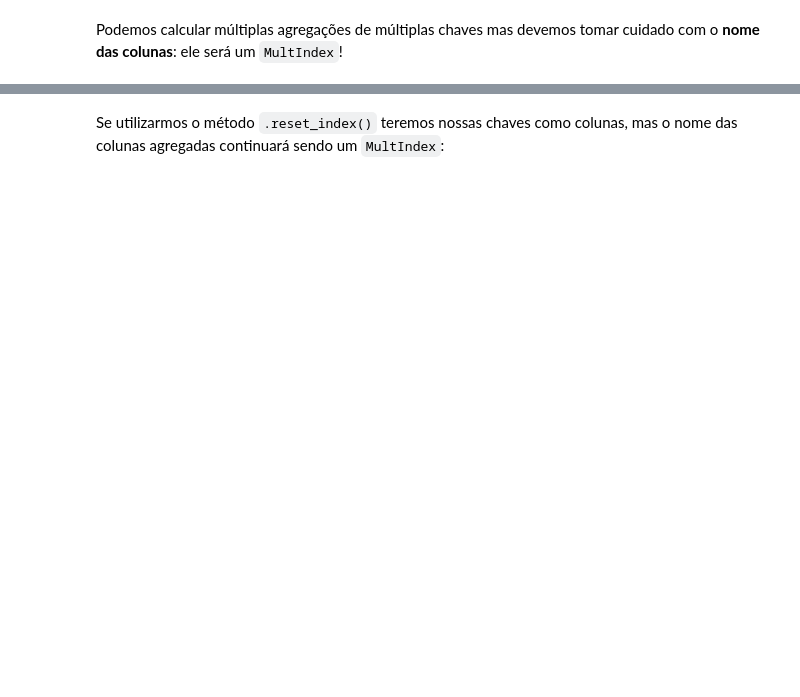
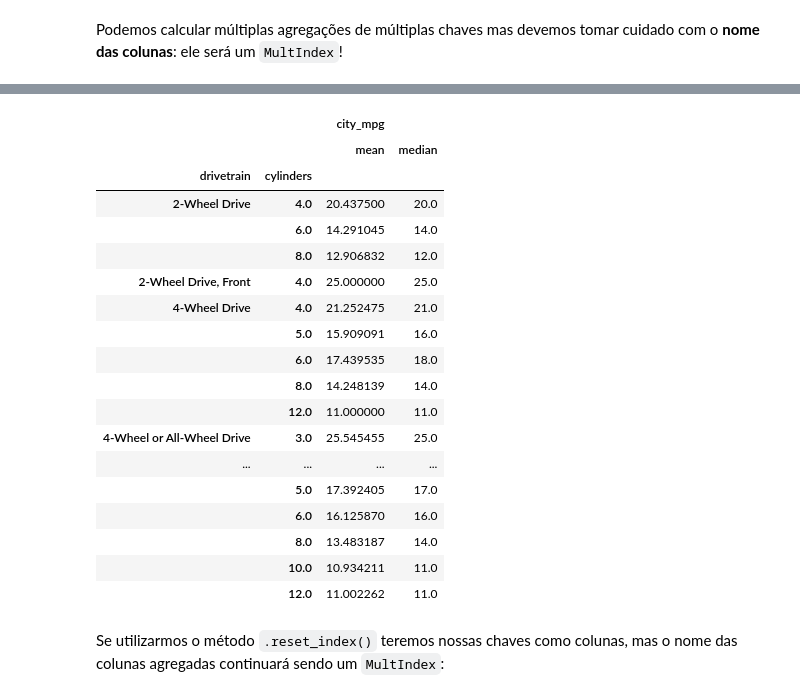
Before and after one commit to sadguilherme/99_PT_JAN2023, a Jupyter notebook: aulas/20230207 Data Manipulation - Aggregation.ipynb, the cells around one changed output, grey strips where cells are left out. Cells and saved outputs as stored; diff of their text form; code cells hidden in the pictures; blank space fills up the shorter version.

```diff
--- a/aulas/20230207 Data Manipulation - Aggregation.ipynb
+++ b/aulas/20230207 Data Manipulation - Aggregation.ipynb
@@ -150,0 +439,9 @@ Agregações nos permitem resumir dados e, desta forma, buscar padrões e avalia
+# %%
+# DESAFIO
+lista_vars = ["city_mpg", "highway_mpg", "combined_mpg"]
+
+tb_veic\
+.groupby(by = ["cylinders", "engine_displacement"])[lista_vars]\
+.count()\
+.reset_index()\
+.sort_values(by = "combined_mpg")
@@ -176,3 +587,25 @@ tb_agg_cyldt.columns
+# %%
+tb_agg_cyldt[[('city_mpg', 'mean'), ('city_mpg', 'median')]]
+# %% [output]
+|  |  | city_mpg |  |
+|  |  | mean | median |
+| drivetrain | cylinders |  |  |
+| 2-Wheel Drive | 4.0 | 20.437500 | 20.0 |
+|  | 6.0 | 14.291045 | 14.0 |
+|  | 8.0 | 12.906832 | 12.0 |
+| 2-Wheel Drive, Front | 4.0 | 25.000000 | 25.0 |
+| 4-Wheel Drive | 4.0 | 21.252475 | 21.0 |
+|  | 5.0 | 15.909091 | 16.0 |
+|  | 6.0 | 17.439535 | 18.0 |
+|  | 8.0 | 14.248139 | 14.0 |
+|  | 12.0 | 11.000000 | 11.0 |
+| 4-Wheel or All-Wheel Drive | 3.0 | 25.545455 | 25.0 |
+| ... | ... | ... | ... |
+|  | 5.0 | 17.392405 | 17.0 |
+|  | 6.0 | 16.125870 | 16.0 |
+|  | 8.0 | 13.483187 | 14.0 |
+|  | 10.0 | 10.934211 | 11.0 |
+|  | 12.0 | 11.002262 | 11.0 |
 # %% [markdown]
 Se utilizarmos o método `.reset_index()` teremos nossas chaves como colunas, mas o nome das colunas agregadas continuará sendo um `MultIndex`:
 # %%
```
Also changed, not shown: parts of 71 cells of this notebook.
